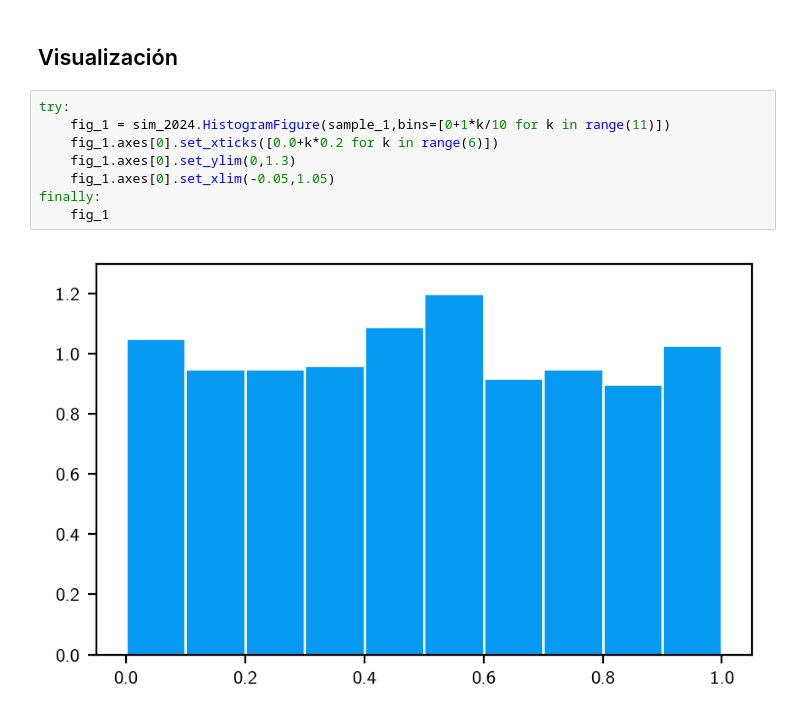
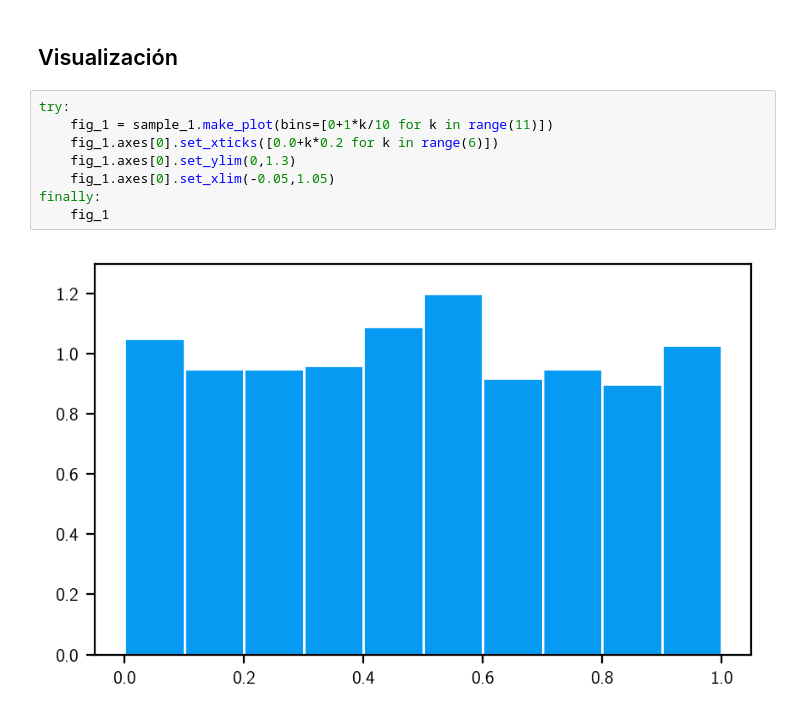
Before and after one commit to DRHHugo/Simulacion-2024-II, a Jupyter notebook: sim_2024/examples/Random sample.ipynb, the cells around one changed output. Cells and saved outputs as stored; diff of their text form.

```diff
--- a/sim_2024/examples/Random sample.ipynb
+++ b/sim_2024/examples/Random sample.ipynb
@@ -28,14 +28,14 @@ sample_1 = sim_2024.rand(1000)
 ## Visualización
 # %%
 try:
-    fig_1 = sim_2024.HistogramFigure(sample_1,bins=[0+1*k/10 for k in range(11)])
+    fig_1 = sample_1.make_plot(bins=[0+1*k/10 for k in range(11)])
     fig_1.axes[0].set_xticks([0.0+k*0.2 for k in range(6)])
     fig_1.axes[0].set_ylim(0,1.3)
     fig_1.axes[0].set_xlim(-0.05,1.05)
 finally:
     fig_1
 # %% [output]
-[figure, old version]
+[figure, new version]
 # %%
 f_den = sim_2024.density_function(lambda x:1,min=0.0,max=1.0)
 try:
```
Also changed, not shown: parts of 3 cells of this notebook, 3 other files.
